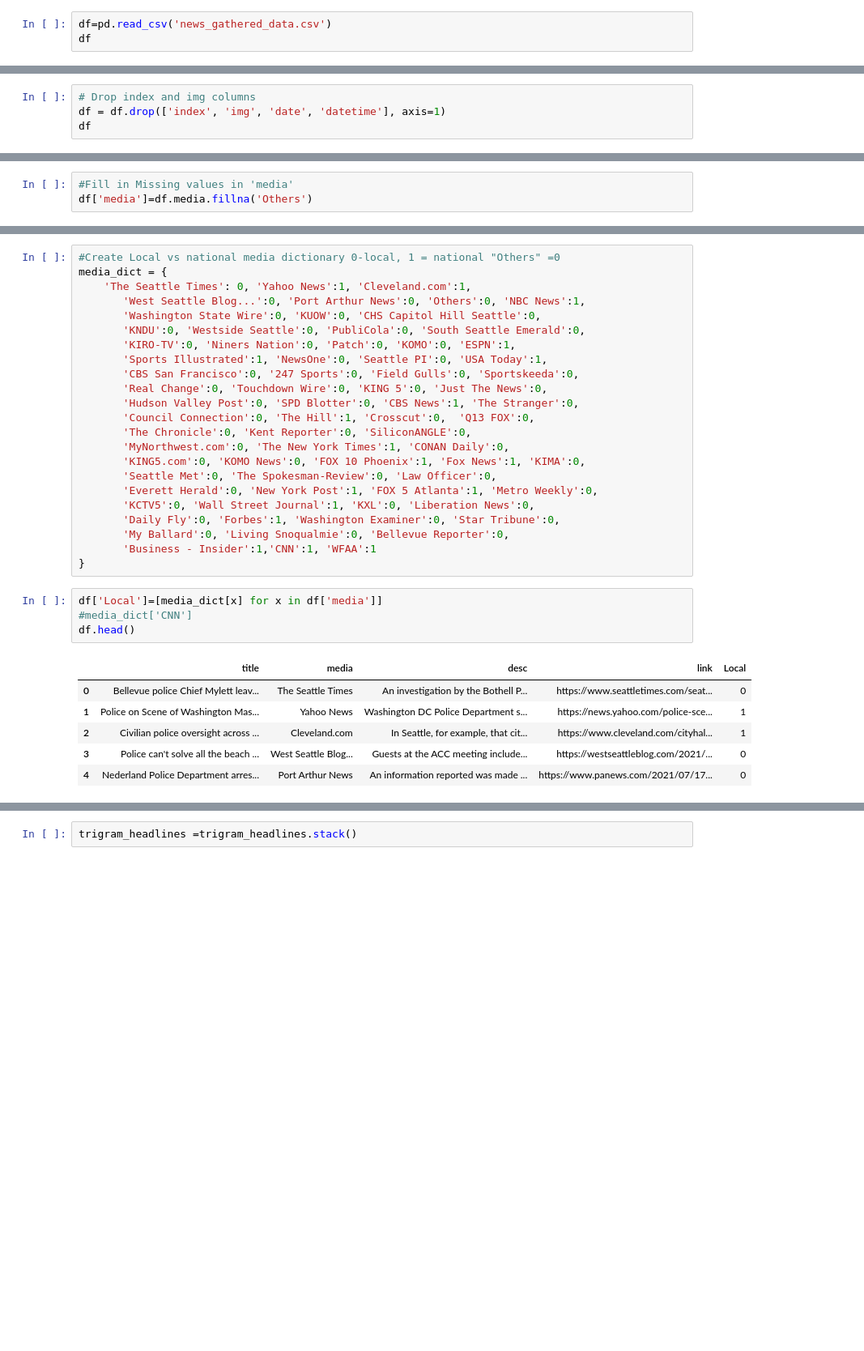
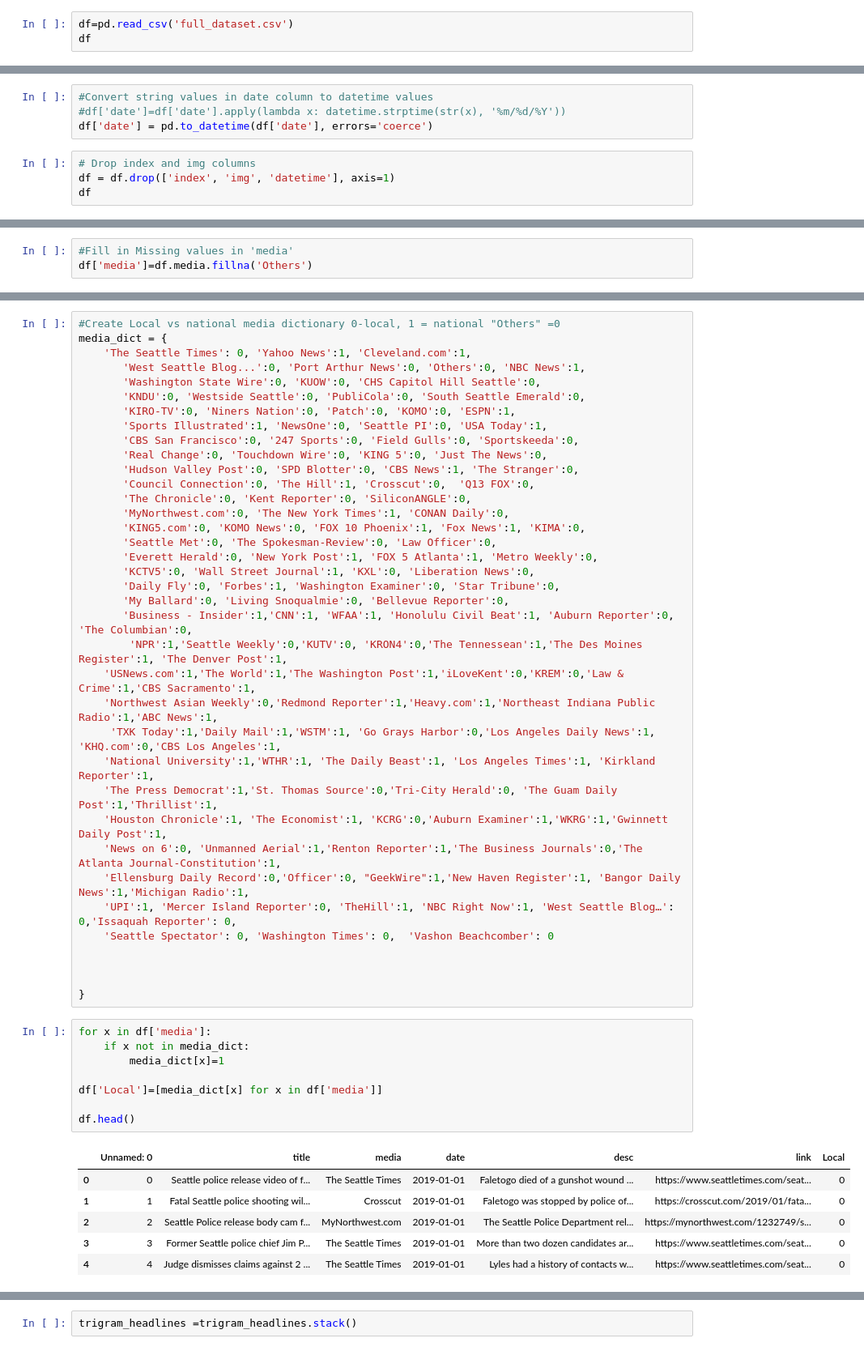
Before and after one commit to DS4A2-Team49/project_jupyter_notebooks, a Jupyter notebook: news_explore_clean.ipynb, the cells around one changed output, grey strips where cells are left out. Shown at 81% size. Saved outputs shown, nothing was run; the diff lists cells and outputs as text; blank space fills up the shorter version.

```diff
--- a/news_explore_clean.ipynb
+++ b/news_explore_clean.ipynb
@@ -45,5 +49,5 @@ nltk.download('stopwords')
 True
 # %%
-df=pd.read_csv('news_gathered_data.csv')
+df=pd.read_csv('full_dataset.csv')
 df
 # %% [output]
@@ -75,5 +67,9 @@ df.describe()
+# %%
+#Convert string values in date column to datetime values
+#df['date']=df['date'].apply(lambda x: datetime.strptime(str(x), '%m/%d/%Y'))
+df['date'] = pd.to_datetime(df['date'], errors='coerce')
 # %%
 # Drop index and img columns
-df = df.drop(['index', 'img', 'date', 'datetime'], axis=1)
+df = df.drop(['index', 'img', 'datetime'], axis=1)
 df
 # %% [output]
@@ -172,19 +168,37 @@ media_dict = {
        'KCTV5':0, 'Wall Street Journal':1, 'KXL':0, 'Liberation News':0,
        'Daily Fly':0, 'Forbes':1, 'Washington Examiner':0, 'Star Tribune':0,
        'My Ballard':0, 'Living Snoqualmie':0, 'Bellevue Reporter':0,
-       'Business - Insider':1,'CNN':1, 'WFAA':1
+       'Business - Insider':1,'CNN':1, 'WFAA':1, 'Honolulu Civil Beat':1, 'Auburn Reporter':0, 'The Columbian':0,
+        'NPR':1,'Seattle Weekly':0,'KUTV':0, 'KRON4':0,'The Tennessean':1,'The Des Moines Register':1, 'The Denver Post':1,
+    'USNews.com':1,'The World':1,'The Washington Post':1,'iLoveKent':0,'KREM':0,'Law & Crime':1,'CBS Sacramento':1,
+    'Northwest Asian Weekly':0,'Redmond Reporter':1,'Heavy.com':1,'Northeast Indiana Public Radio':1,'ABC News':1,
+     'TXK Today':1,'Daily Mail':1,'WSTM':1, 'Go Grays Harbor':0,'Los Angeles Daily News':1, 'KHQ.com':0,'CBS Los Angeles':1,
+    'National University':1,'WTHR':1, 'The Daily Beast':1, 'Los Angeles Times':1, 'Kirkland Reporter':1,
+    'The Press Democrat':1,'St. Thomas Source':0,'Tri-City Herald':0, 'The Guam Daily Post':1,'Thrillist':1,
+    'Houston Chronicle':1, 'The Economist':1, 'KCRG':0,'Auburn Examiner':1,'WKRG':1,'Gwinnett Daily Post':1,
+    'News on 6':0, 'Unmanned Aerial':1,'Renton Reporter':1,'The Business Journals':0,'The Atlanta Journal-Constitution':1,
+    'Ellensburg Daily Record':0,'Officer':0, "GeekWire":1,'New Haven Register':1, 'Bangor Daily News':1,'Michigan Radio':1,
+    'UPI':1, 'Mercer Island Reporter':0, 'TheHill':1, 'NBC Right Now':1, 'West Seattle Blog…': 0,'Issaquah Reporter': 0,
+    'Seattle Spectator': 0, 'Washington Times': 0,  'Vashon Beachcomber': 0
+
+
+
 }
 # %%
+for x in df['media']:
+    if x not in media_dict:
+        media_dict[x]=1
+
 df['Local']=[media_dict[x] for x in df['media']]
-#media_dict['CNN']
+
 df.head()
 # %% [output]
-|  | title | media | desc | link | Local |
-| 0 | Bellevue police Chief Mylett leav... | The Seattle Times | An investigation by the Bothell P... | https://www.seattletimes.com/seat... | 0 |
-| 1 | Police on Scene of Washington Mas... | Yahoo News | Washington DC Police Department s... | https://news.yahoo.com/police-sce... | 1 |
-| 2 | Civilian police oversight across ... | Cleveland.com | In Seattle, for example, that cit... | https://www.cleveland.com/cityhal... | 1 |
-| 3 | Police can't solve all the beach ... | West Seattle Blog... | Guests at the ACC meeting include... | https://westseattleblog.com/2021/... | 0 |
-| 4 | Nederland Police Department arres... | Port Arthur News | An information reported was made ... | https://www.panews.com/2021/07/17... | 0 |
+|  | Unnamed: 0 | title | media | date | desc | link | Local |
+| 0 | 0 | Seattle police release video of f... | The Seattle Times | 2019-01-01 | Faletogo died of a gunshot wound ... | https://www.seattletimes.com/seat... | 0 |
+| 1 | 1 | Fatal Seattle police shooting wil... | Crosscut | 2019-01-01 | Faletogo was stopped by police of... | https://crosscut.com/2019/01/fata... | 0 |
+| 2 | 2 | Seattle Police release body cam f... | MyNorthwest.com | 2019-01-01 | The Seattle Police Department rel... | https://mynorthwest.com/1232749/s... | 0 |
+| 3 | 3 | Former Seattle police chief Jim P... | The Seattle Times | 2019-01-01 | More than two dozen candidates ar... | https://www.seattletimes.com/seat... | 0 |
+| 4 | 4 | Judge dismisses claims against 2 ... | The Seattle Times | 2019-01-01 | Lyles had a history of contacts w... | https://www.seattletimes.com/seat... | 0 |
 # %%
 df=df[df['Local']==0]
 df.head()
```
Also changed, not shown: parts of 33 cells of this notebook.
